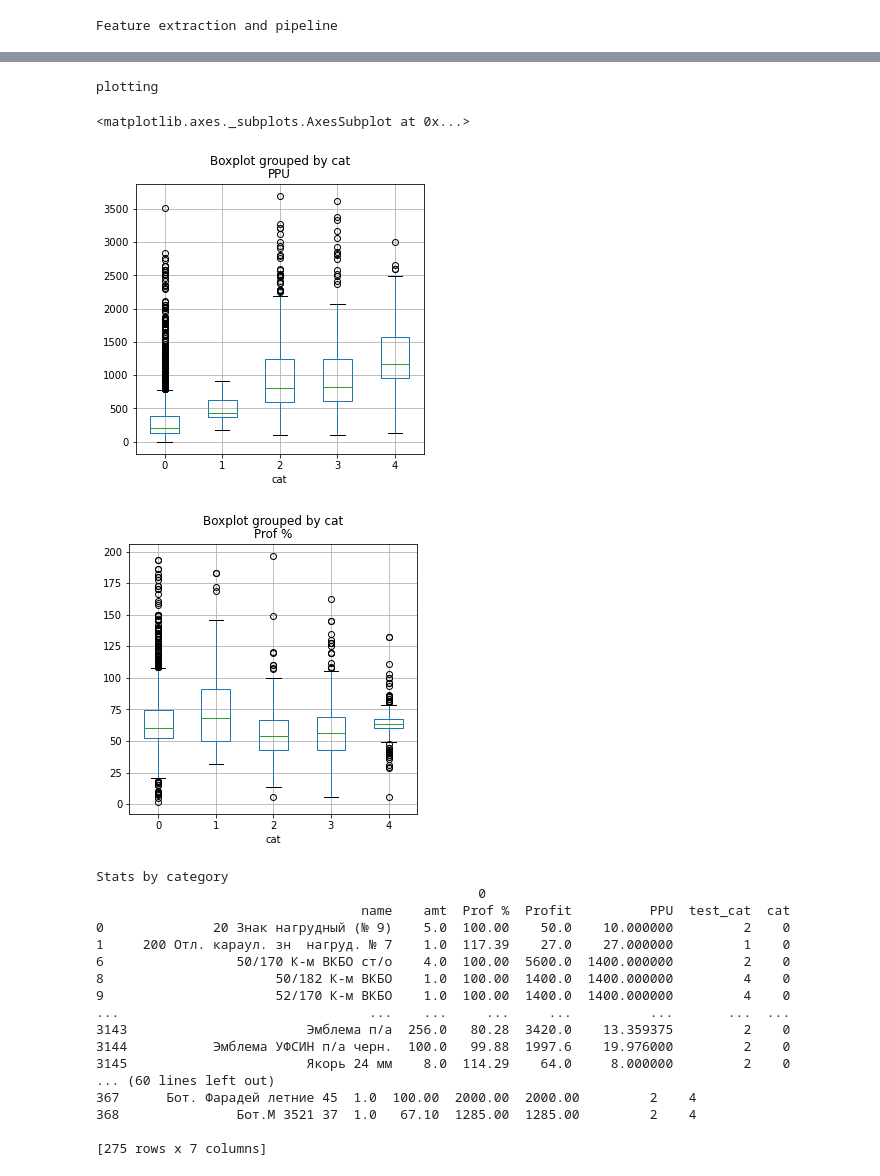
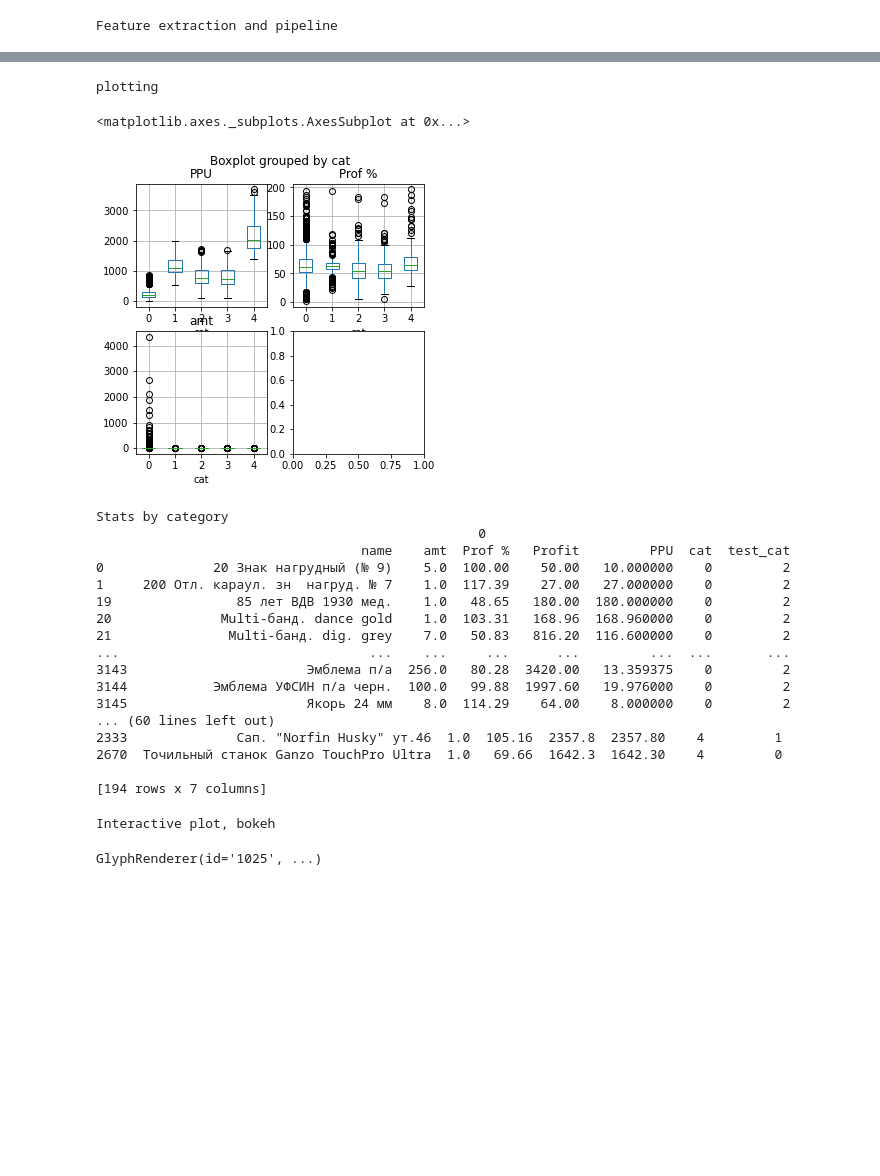
Before and after one commit to aleeusgr/fun, a Jupyter notebook: 1c-0.2.2.ipynb, the cells around one changed output, grey strips where cells are left out. Drawn from its saved outputs; the diff is of its cells as text; code cells hidden in the pictures; blank space fills up the shorter version.

Commit message:
Cleaned up code, added subplots

```diff
--- a/1c-0.2.2.ipynb
+++ b/1c-0.2.2.ipynb
@@ -71,16 +75,16 @@ from sklearn.preprocessing import RobustScaler
 
 
 nums = ['amt','Profit','PPU']
-nums = ['amt','PPU']
+nums = ['PPU']
 
-column = ColumnTransformer([
+colTrans = ColumnTransformer([
     ('freq_terms',CountVectorizer(),'name'),
 #     ('std',StandardScaler(),nums),
-#     ('robust',RobustScaler(),nums),
+    ('robust',RobustScaler(),nums),
 
 ])
 
 # Features:
-X = column.fit_transform(df)
+X = colTrans.fit_transform(df)
 # %% [output]
 Feature extraction and pipeline
@@ -89,7 +112,11 @@ print('PCA and and unsupervised model experimantation')
 
 from sklearn.decomposition import PCA
 
-pca = PCA(n_components = 300)
+n_comp = X.shape[1]
+# n_comp = 30
+clusters = 5
+
+pca = PCA(n_components = n_comp)
 X_reduced = pca.fit_transform(X.toarray())
 evr = pca.explained_variance_ratio_
 
@@ -99,13 +126,16 @@ plt.plot(evr)
 plt.show()
 
 
-'''models tried'''
+'''models tried '''
 from sklearn.mixture import BayesianGaussianMixture
 from sklearn import cluster as cl
 
-model = BayesianGaussianMixture(n_components=5,n_init=10) # O(kmn^2+ kn^3) -> slow;
+model = BayesianGaussianMixture(n_components = clusters,n_init=10) # O(kmn^2+ kn^3) -> slow;
 # model = cl.AffinityPropagation() #did not converge
 # model = cl.SpectralClustering(n_clusters=15) # number of distinct clusters (2) found smaller than n_clusters (15). Possibly due to duplicate points in X.
+model = cl.AgglomerativeClustering(n_clusters = clusters)
+# model = cl.MeanShift()   # Slow
+
 
 df['test_cat'] = model.fit_predict(X_reduced)
 # %% [output]
@@ -141,19 +144,15 @@ K-means
 # %%
 print("plotting")
-'''
-Use figures to plot in a row
-'''
 
-df.boxplot('PPU','cat',)
+fig, axes = plt.subplots(nrows=2, ncols=2)
 
-df.boxplot('Prof %','cat')
-
-# df.boxplot('amt','cat')
+df.boxplot('PPU','cat',ax=axes[0,0])
+df.boxplot('Prof %','cat',ax=axes[0,1])
+df.boxplot('amt','cat',ax=axes[1,0])
 # %% [output]
 plotting
 <matplotlib.axes._subplots.AxesSubplot at 0x...>
-[figure, old version]
+[figure, new version]
-[figure, removed]
 # %%
 print('Stats by category')
 '''TODO:
@@ -170,18 +169,18 @@ for i in sorted(df['cat'].unique()):
 # %% [output]
 Stats by category
                                                  0
-                                  name    amt  Prof %  Profit          PPU  test_cat  cat
-0              20 Знак нагрудный (№ 9)    5.0  100.00    50.0    10.000000         2    0
-1     200 Отл. караул. зн  нагруд. № 7    1.0  117.39    27.0    27.000000         1    0
-6                 50/170 К-м ВКБО ст/о    4.0  100.00  5600.0  1400.000000         2    0
-8                      50/182 К-м ВКБО    1.0  100.00  1400.0  1400.000000         4    0
-9                      52/170 К-м ВКБО    1.0  100.00  1400.0  1400.000000         4    0
-...                                ...    ...     ...     ...          ...       ...  ...
-3143                       Эмблема п/а  256.0   80.28  3420.0    13.359375         2    0
-3144           Эмблема УФСИН п/а черн.  100.0   99.88  1997.6    19.976000         2    0
-3145                       Якорь 24 мм    8.0  114.29    64.0     8.000000         2    0
+                                  name    amt  Prof %   Profit         PPU  cat  test_cat
+0              20 Знак нагрудный (№ 9)    5.0  100.00    50.00   10.000000    0         2
+1     200 Отл. караул. зн  нагруд. № 7    1.0  117.39    27.00   27.000000    0         2
+19                85 лет ВДВ 1930 мед.    1.0   48.65   180.00  180.000000    0         2
+20              Multi-банд. dance gold    1.0  103.31   168.96  168.960000    0         2
+21               Multi-банд. dig. grey    7.0   50.83   816.20  116.600000    0         2
+...                                ...    ...     ...      ...         ...  ...       ...
+3143                       Эмблема п/а  256.0   80.28  3420.00   13.359375    0         2
+3144           Эмблема УФСИН п/а черн.  100.0   99.88  1997.60   19.976000    0         2
+3145                       Якорь 24 мм    8.0  114.29    64.00    8.000000    0         2
 ... (60 lines left out)
-367      Бот. Фарадей летние 45  1.0  100.00  2000.00  2000.00         2    4
-368               Бот.М 3521 37  1.0   67.10  1285.00  1285.00         2    4
+2333              Сап. "Norfin Husky" ут.46  1.0  105.16  2357.8  2357.80    4         1
+2670  Точильный станок Ganzo TouchPro Ultra  1.0   69.66  1642.3  1642.30    4         0
 
-[275 rows x 7 columns]
+[194 rows x 7 columns]
@@ -191,13 +188,13 @@ df[df['cat']==0]
 print('Interactive plot, bokeh')
 """
 NOTES:
-Colors don't work!!
+Fix colors?
 
 """
 from bokeh.plotting import figure, show
 import bokeh.plotting as bpl
-import bokeh.models as bmo
-from bokeh.palettes import d3
+# import bokeh.models as bmo
+# from bokeh.palettes import d3
 from bokeh.models.tools import HoverTool
 
 source = bpl.ColumnDataSource(df)
@@ -214,3 +211,6 @@ p.scatter('cat','PPU',
           source=source)
 
 # bpl.show(p)
+# %% [output]
+Interactive plot, bokeh
+GlyphRenderer(id='1025', ...)
```
Also changed, not shown: parts of 6 cells of this notebook, 2 other files.
